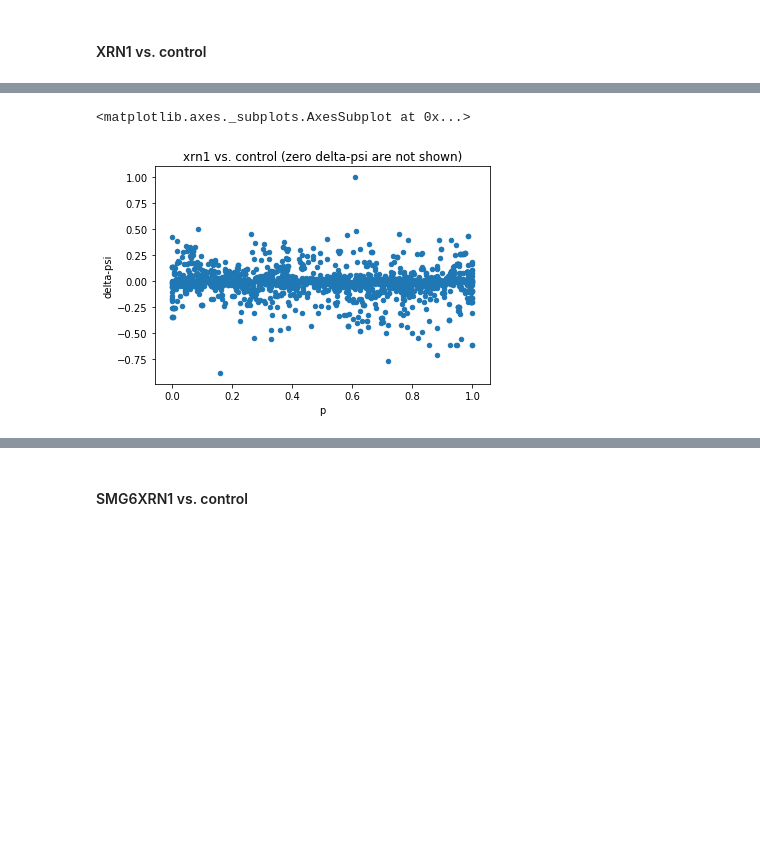
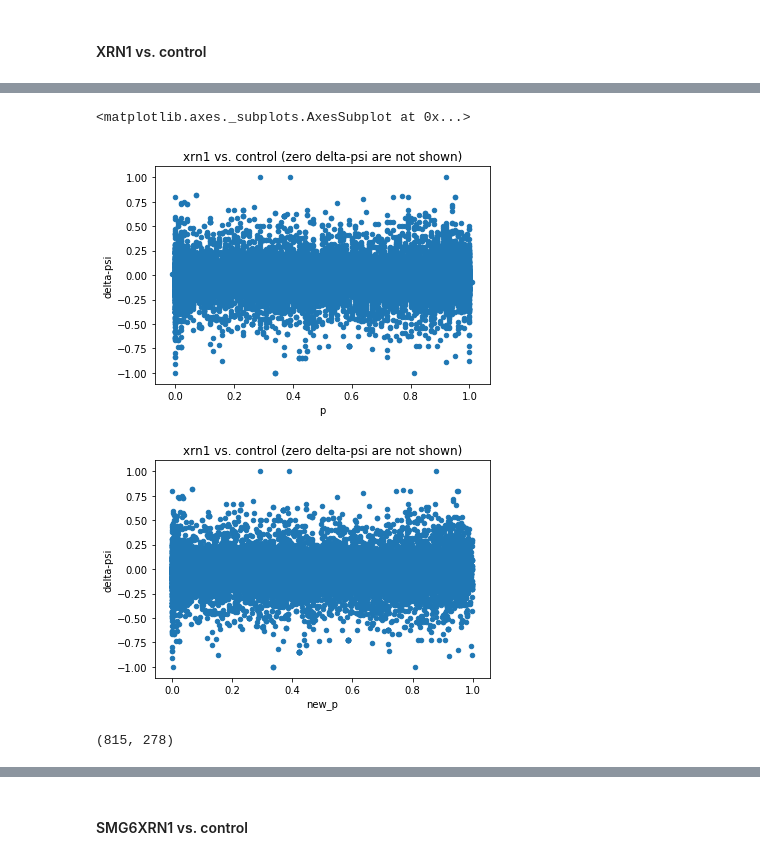
Before and after one commit to danchurova/exons_pipeline, a Jupyter notebook: exons_loc_psi_analysis.ipynb, the cells around one changed output, grey strips where cells are left out. Cells and saved outputs as stored; diff of their text form; code cells hidden in the pictures; blank space fills up the shorter version.

```diff
--- a/exons_loc_psi_analysis.ipynb
+++ b/exons_loc_psi_analysis.ipynb
@@ -48,0 +31,9 @@ xrn1_sub.head()
+# %%
+control_1.columns = ['Chrom', 'Gene_start', 'Gene_end', 'Strand', 'Gene', 'Exon_start', 'Exon_end', 'Exon', 'control_psi', 'p']
+control_1_sub = control_1[['Gene', 'Gene_start', 'Gene_end', 'Exon', 'p', 'control_psi']]
+
+
+control_2.columns = ['Chrom', 'Gene_start', 'Gene_end', 'Strand', 'Gene', 'Exon_start', 'Exon_end', 'Exon', 'control_psi', 'new_p']
+control_2_sub = control_2[['Gene', 'Gene_start', 'Gene_end', 'Exon', 'new_p', 'control_psi']]
+
+control_2_sub.head()
@@ -48,0 +47,16 @@ xrn1_sub.head()
+# %%
+xrn1_1.columns = ['Chrom', 'Gene_start', 'Gene_end', 'Strand', 'Gene', 'Exon_start', 'Exon_end', 'Exon', 'xrn1_psi', 'p']
+smg6xrn1_1.columns = ['Chrom', 'Gene_start', 'Gene_end', 'Strand', 'Gene', 'Exon_start', 'Exon_end', 'Exon', 'smg6xrn1_psi', 'p']
+upf1xrn1_1.columns = ['Chrom', 'Gene_start', 'Gene_end', 'Strand', 'Gene', 'Exon_start', 'Exon_end', 'Exon', 'upf1xrn1_psi', 'p']
+
+xrn1_2.columns = ['Chrom', 'Gene_start', 'Gene_end', 'Strand', 'Gene', 'Exon_start', 'Exon_end', 'Exon', 'xrn1_psi', 'new_p']
+smg6xrn1_2.columns = ['Chrom', 'Gene_start', 'Gene_end', 'Strand', 'Gene', 'Exon_start', 'Exon_end', 'Exon', 'smg6xrn1_psi', 'new_p']
+upf1xrn1_2.columns = ['Chrom', 'Gene_start', 'Gene_end', 'Strand', 'Gene', 'Exon_start', 'Exon_end', 'Exon', 'upf1xrn1_psi', 'new_p']
+
+xrn1_1sub = xrn1_1[['Exon', 'xrn1_psi']]
+smg6xrn1_1sub = smg6xrn1_1[['Exon', 'smg6xrn1_psi']]
+upf1xrn1_1sub = upf1xrn1_1[['Exon', 'upf1xrn1_psi']]
+
+xrn1_2sub = xrn1_2[['Exon', 'xrn1_psi']]
+smg6xrn1_2sub = smg6xrn1_2[['Exon', 'smg6xrn1_psi']]
+upf1xrn1_2sub = upf1xrn1_2[['Exon', 'upf1xrn1_psi']]
@@ -65,7 +128,29 @@ control_xrn1.head()
+# %%
+# merging control and xrn1
+control_xrn1_1 = pd.merge(control_1_sub, xrn1_1sub, on="Exon")
+
+control_xrn1_2 = pd.merge(control_2_sub, xrn1_2sub, on="Exon")
+# %%
+# calculating delta-psi
+control_xrn1_1['delta-psi'] = control_xrn1_1['xrn1_psi'] - control_xrn1_1['control_psi']
+control_xrn1_1 = control_xrn1_1.dropna()
+
+control_xrn1_2['delta-psi'] = control_xrn1_2['xrn1_psi'] - control_xrn1_2['control_psi']
+control_xrn1_2 = control_xrn1_2.dropna()
 # %%
-control_xrn1_non_zero = control_xrn1[control_xrn1['delta-psi'] != 0]
+control_xrn1_1_non_zero = control_xrn1_1[control_xrn1_1['delta-psi'] != 0]
 
-control_xrn1_non_zero.plot(x="p", y="delta-psi", kind='scatter', title = 'xrn1 vs. control (zero delta-psi are not shown)' )
+control_xrn1_2_non_zero = control_xrn1_2[control_xrn1_2['delta-psi'] != 0]
+
+control_xrn1_1_non_zero.plot(x="p", y="delta-psi", kind='scatter', title = 'xrn1 vs. control (zero delta-psi are not shown)' )
+
+control_xrn1_2_non_zero.plot(x="new_p", y="delta-psi", kind='scatter', title = 'xrn1 vs. control (zero delta-psi are not shown)' )
 # %% [output]
 <matplotlib.axes._subplots.AxesSubplot at 0x...>
-[figure, old version]
+[figure, new version]
+[figure, added]
+# %%
+# new p becomes zero less frequently
+len(control_xrn1_1_non_zero.p[control_xrn1_1_non_zero['p'] == 0]), len(control_xrn1_2_non_zero.new_p[control_xrn1_2_non_zero['new_p'] == 0])
+# %% [output]
+(815, 278)
```
Also changed, not shown: parts of 40 cells of this notebook, 51 other files.
